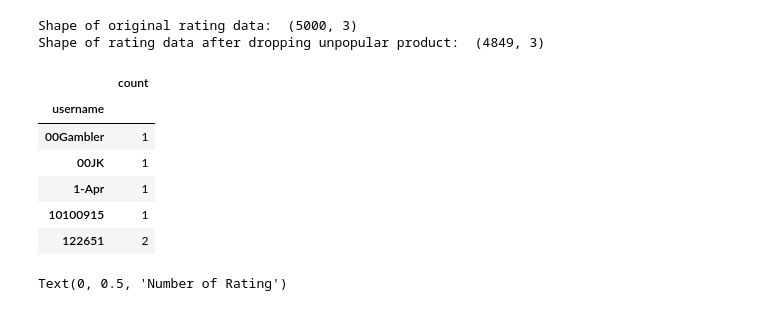
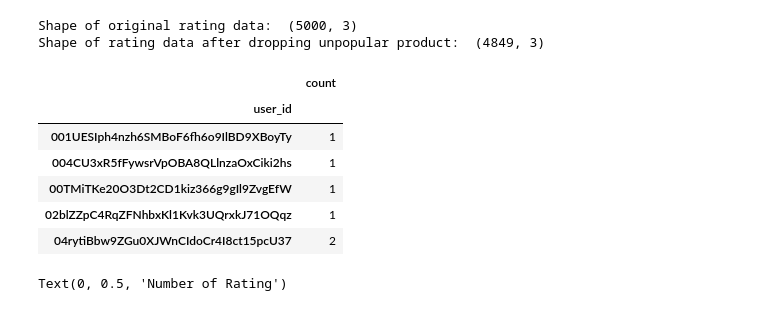
Before and after one commit to anfahrul/umkmart-recsys, a Jupyter notebook: notebook/CF Recomendation System 1.ipynb, the cells around one changed output. Saved outputs shown, nothing was run; the diff lists cells and outputs as text; code cells hidden in the pictures.

```diff
--- a/notebook/CF Recomendation System 1.ipynb
+++ b/notebook/CF Recomendation System 1.ipynb
@@ -69,0 +122,16 @@ Num item: 24
+# %%
+users_df = dfReview[["reviews.username"]]
+users_df.rename(columns={
+    "reviews.username": "username",
+}, inplace=True)
+users_df.drop_duplicates(subset="username", inplace=True)
+users_df.reset_index(drop=True, inplace=True)
+
+random.seed(42)
+users_df.insert(0, 'id', [''.join(random.choices(string.ascii_letters + string.digits, k=36)) for _ in range(3815)])
+users_df['email'] = ["{}-{}@example.com".format(users_df.iloc[i]['username'], i) for i in range(0, 3815)]
+users_df['password'] = ["$2y$10$92IXUNpkjO0rOQ5byMi.Ye4oKoEa3Ro9llC/.og/at2.uheWG/igi" for _ in range(3815)]
+users_df['role'] = ["user" for _ in range(3815)]
+users_df['registration_at'] = ["708507009" for _ in range(3815)]
+
+users_df
@@ -69,0 +173,13 @@ Num item: 24
+# %%
+ratings_df = dfReview[["reviews.username", "id", "reviews.rating"]]
+ratings_df.rename(columns={
+    "reviews.username": "username",
+    "id": "product_id",
+    "reviews.rating": "rating"
+}, inplace=True)
+ratings_df.reset_index(drop=True, inplace=True)
+
+username_to_id_mapping = users_df.set_index('username')['id'].to_dict()
+ratings_df['username'] = ratings_df['username'].map(username_to_id_mapping)
+ratings_df.rename(columns={"username": "user_id",}, inplace=True)
+ratings_df.head()
@@ -192,5 +277,5 @@ dfRating
 # %%
-dfProductCount = pd.DataFrame(dfReview.groupby('productId').size(), columns=['count'])
-dfProductCount.head()
+items_df_count = pd.DataFrame(ratings_df.groupby('product_id').size(), columns=['count'])
+items_df_count.head()
 # %% [output]
 |  | count |
@@ -246,24 +302,24 @@ Name: count, dtype: float64
 # %%
 # filter data
 popularityThres = 50
-popularProduct = list(set(dfProductCount.query('count >= @popularityThres').index))
-dfRatingDropProduct = dfRating[dfRating.productId.isin(popularProduct)]
-print('Shape of original rating data: ', dfRating.shape)
+popularProduct = list(set(items_df_count.query('count >= @popularityThres').index))
+dfRatingDropProduct = ratings_df[ratings_df.product_id.isin(popularProduct)]
+print('Shape of original rating data: ', ratings_df.shape)
 print('Shape of rating data after dropping unpopular product: ', dfRatingDropProduct.shape)
 # %% [output]
 Shape of original rating data:  (5000, 3)
 Shape of rating data after dropping unpopular product:  (4849, 3)
 # %%
-dfUserCount = pd.DataFrame(dfRatingDropProduct.groupby('username').size(), columns=['count'])
+dfUserCount = pd.DataFrame(dfRatingDropProduct.groupby('user_id').size(), columns=['count'])
 dfUserCount.head()
 # %% [output]
 |  | count |
-| username |  |
-| 00Gambler | 1 |
-| 00JK | 1 |
-| 1-Apr | 1 |
-| 10100915 | 1 |
-| 122651 | 2 |
+| user_id |  |
+| 001UESIph4nzh6SMBoF6fh6o9IlBD9XBoyTy | 1 |
+| 004CU3xR5fFywsrVpOBA8QLlnzaOxCiki2hs | 1 |
+| 00TMiTKe20O3Dt2CD1kiz366g9gIl9ZvgEfW | 1 |
+| 02blZZpC4RqZFNhbxKl1Kvk3UQrxkJ71OQqz | 1 |
+| 04rytiBbw9ZGu0XJWnCIdoCr4I8ct15pcU37 | 2 |
 # %%
 ax = dfUserCount \
     .sort_values('count', ascending=False) \
```
Also changed, not shown: parts of 42 cells of this notebook, 6 other files.
